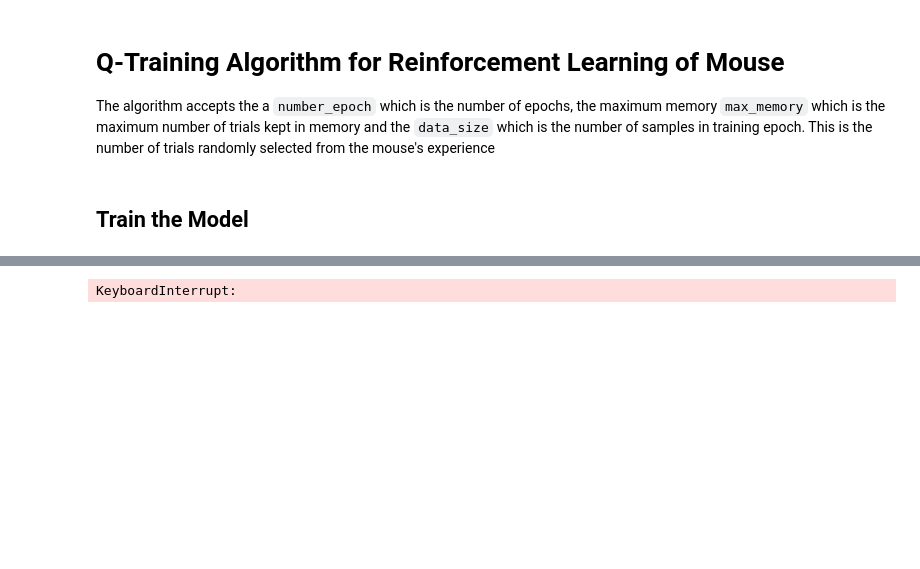
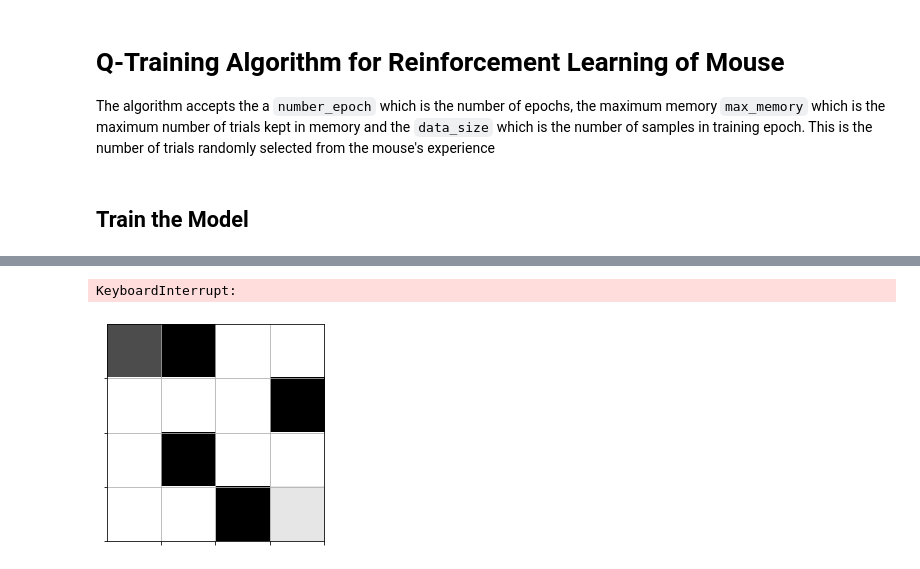
Before and after one commit to SammyRobensParadise/computational-neuroscience, a Jupyter notebook: project/reinforcement-mouse-learning.ipynb, the cells around one changed output, grey strips where cells are left out. Drawn from its saved outputs; the diff is of its cells as text; code cells hidden in the pictures; blank space fills up the shorter version.

```diff
--- a/project/reinforcement-mouse-learning.ipynb
+++ b/project/reinforcement-mouse-learning.ipynb
@@ -554,11 +553,12 @@ class Experiment(object):
         self.trial = trial
 
     def train(self, **opt):
+        show(self.qmaze)
         print("training....")
         global epsilon
         number_epoch = opt.get("epochs", 15000)
-        max_memory = opt.get("max_memory", 1000)
-        data_size = opt.get("data_size", 50)
+        max_memory = opt.get("max_memory", 8)
+        data_size = opt.get("data_size", 25)
         name = opt.get("name", "model")
         start_time = datetime.datetime.now()
 
@@ -572,7 +572,6 @@ class Experiment(object):
         imctr = 1
 
         for epoch in range(number_epoch):
-            print("epoch")
             loss = 0.0
             mouse_cell = random.choice(self.qmaze.free_cells)
             self.qmaze.reset(mouse_cell)
@@ -583,22 +582,17 @@ class Experiment(object):
 
             n_trials = 0
             while not trial_over:
-                print("trial")
                 valid_actions = self.qmaze.valid_actions()
                 if not valid_actions:
                     break
                 prev_env_state = env_state
                 # Get next action
                 if np.random.rand() < epsilon:
-                    print("random")
                     action = random.choice(valid_actions)
                 else:
-                    print("predict")
                     action = np.argmax(experience.predict(prev_env_state))
 
                 # Apply action, get reward and new env_state
-                print("action")
-                print(action)
                 env_state, reward, status = self.qmaze.act(action)
                 if status == "win":
                     completion_history.append(1)
@@ -611,20 +605,18 @@ class Experiment(object):
 
                 # Store trial (experience)
                 trial = [prev_env_state, action, reward, env_state, trial_over]
-                print("num trials", n_trials)
                 experience.remember(trial)
                 n_trials += 1
 
                 # Train neural network model
                 inputs, targets = experience.data(data_size=data_size)
-                h = self.model.get_model().fit(
+                self.model.model.fit(
                     inputs,
                     targets,
-                    epochs=8,
+                    epochs=1,
                     batch_size=16,
-                    verbose=0,
                 )
-                loss = self.model.get_model().evaluate(inputs, targets, verbose=0)
+                loss = self.model.model.evaluate(inputs, targets, verbose=0)
 
             if len(completion_history) > hsize:
                 win_rate = sum(completion_history[-hsize:]) / hsize
@@ -647,7 +639,8 @@ class Experiment(object):
             # cases the agent won
             if win_rate > 0.9:
                 epsilon = 0.05
-            if sum(completion_history[-hsize:]) == hsize and self.trial.check():
+
+            if sum(completion_history[-hsize:]) == hsize:  # and self.trial.check():
                 print("Reached 100%% win rate at epoch: %d" % (epoch,))
                 break
 
@@ -672,6 +665,6 @@ class Experiment(object):
 # %%
 experiment = Experiment()
 
-experiment.train(epochs=1000, max_memory=8 * maze.size, data_size=32)
+experiment.train()
 # %% [output]
 training....
@@ -694 +687,2 @@ predict
 KeyboardInterrupt:
+[figure, added]
```
Also changed, not shown: parts of 4 cells of this notebook, 8 other files.
